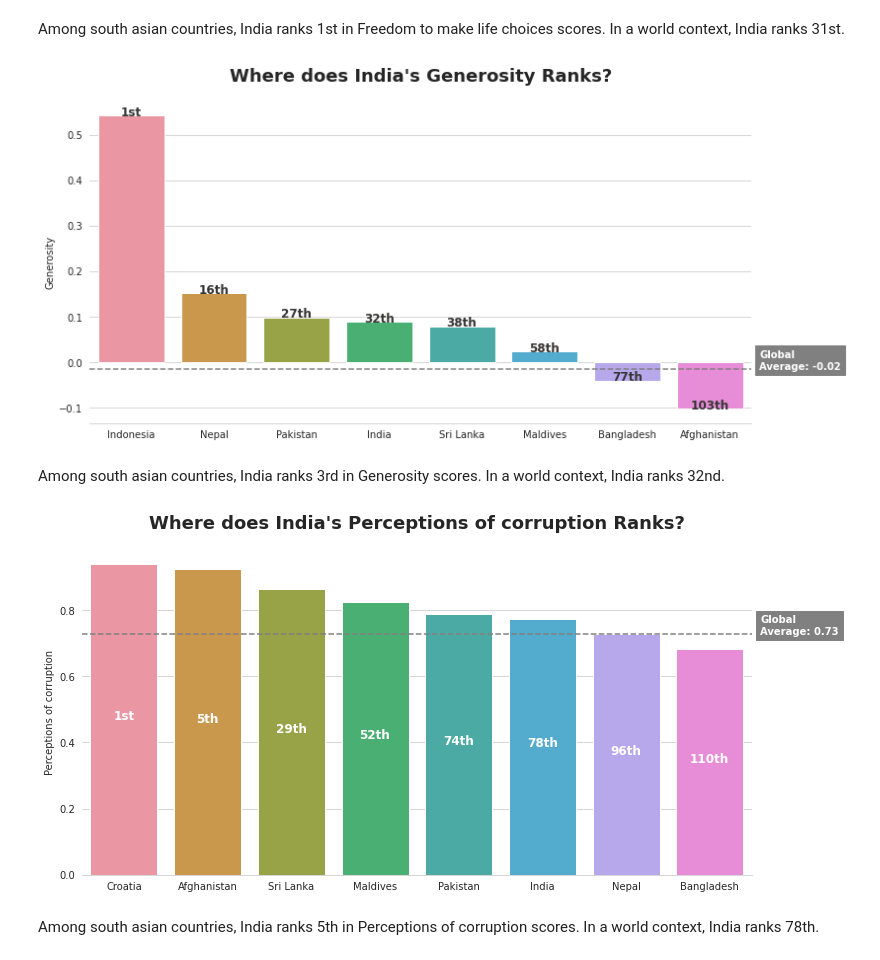
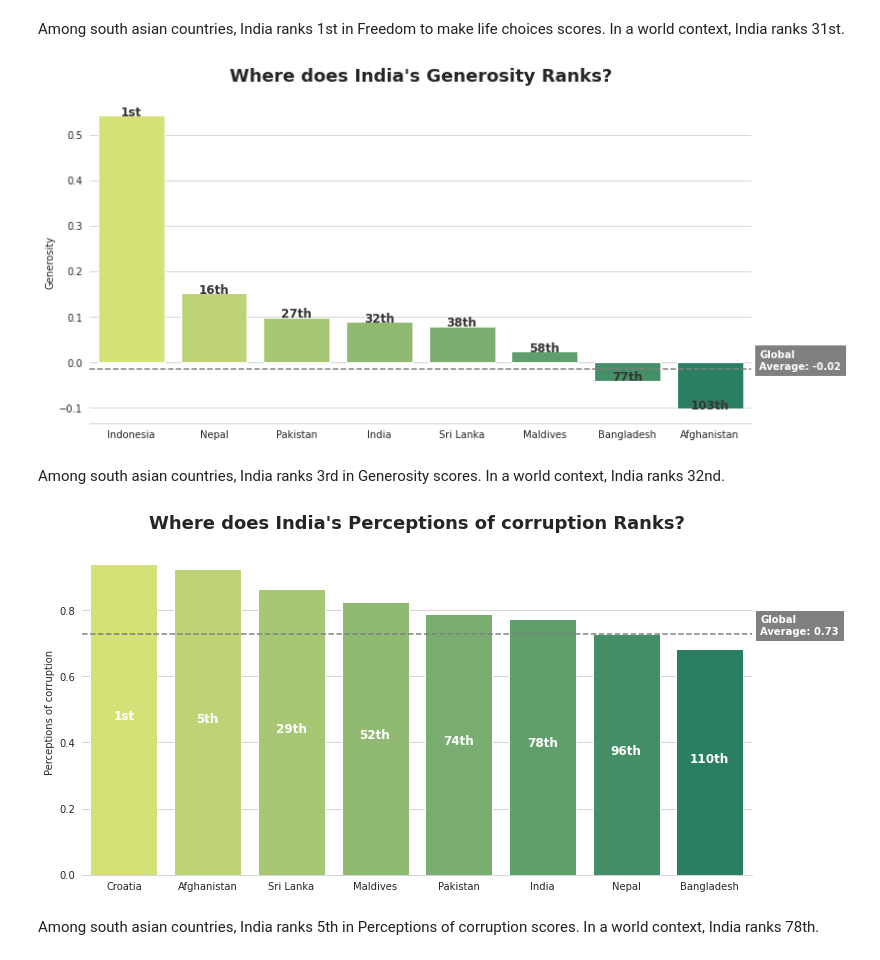
Before and after one commit to cool-neo/machine-learning, a Jupyter notebook: HappinessReport/indiahappinessreport.ipynb, the cells around one changed output. Cells and saved outputs as stored; diff of their text form; code cells hidden in the pictures.

```diff
--- a/HappinessReport/indiahappinessreport.ipynb
+++ b/HappinessReport/indiahappinessreport.ipynb
@@ -325,7 +325,7 @@ top_bottom_neighbors.drop('Regional indicator', axis=1, inplace=True)
 mean_score = happiness_report['Social support'].mean()
 rank = list(top_bottom_neighbors['Rank'])
 plt.figure(figsize=(12, 6))
-bar = sns.barplot(x='Country name', y='Social support', data=top_bottom_neighbors);
+bar = sns.barplot(x='Country name', y='Social support', data=top_bottom_neighbors, palette='summer_r');
 sns.set_style('whitegrid')
 sns.despine(left=True)
 for i in range(1, len(top_bottom_neighbors)):
@@ -354,7 +354,7 @@ top_bottom_neighbors.drop('Regional indicator', axis=1, inplace=True)
 mean_score = happiness_report['Healthy life expectancy'].mean()
 rank = list(top_bottom_neighbors['Rank'])
 plt.figure(figsize=(12, 6))
-bar = sns.barplot(x='Country name', y='Healthy life expectancy', data=top_bottom_neighbors);
+bar = sns.barplot(x='Country name', y='Healthy life expectancy', data=top_bottom_neighbors, palette='summer_r');
 sns.set_style('whitegrid')
 sns.despine(left=True)
 for i in range(1, len(top_bottom_neighbors)):
@@ -383,7 +383,7 @@ top_bottom_neighbors.drop('Regional indicator', axis=1, inplace=True)
 mean_score = happiness_report['Freedom to make life choices'].mean()
 rank = list(top_bottom_neighbors['Rank'])
 plt.figure(figsize=(12, 6))
-bar = sns.barplot(x='Country name', y='Freedom to make life choices', data=top_bottom_neighbors);
+bar = sns.barplot(x='Country name', y='Freedom to make life choices', data=top_bottom_neighbors, palette='summer_r');
 sns.set_style('whitegrid')
 sns.despine(left=True)
 for i in range(1, len(top_bottom_neighbors)):
@@ -412,7 +412,7 @@ top_bottom_neighbors.drop('Regional indicator', axis=1, inplace=True)
 mean_score = happiness_report['Generosity'].mean()
 rank = list(top_bottom_neighbors['Rank'])
 plt.figure(figsize=(12, 6))
-bar = sns.barplot(x='Country name', y='Generosity', data=top_bottom_neighbors);
+bar = sns.barplot(x='Country name', y='Generosity', data=top_bottom_neighbors, palette='summer_r');
 sns.set_style('whitegrid')
 sns.despine(left=True)
 for i in range(1, len(top_bottom_neighbors)):
@@ -426,36 +426,36 @@ plt.title('Where does India\'s Generosity Ranks?', fontsize=18, fontweight='bold
 plt.xlabel('')
 plt.show()
 # %% [output]
-[figure, old version]
+[figure, new version]
 # %% [markdown]
 Among south asian countries, India ranks 3rd in Generosity scores. In a world context, India ranks 32nd.
 # %%
 df_glob = happiness_report.sort_values('Perceptions of corruption', ascending=False)[['Country name', 'Perceptions of corruption', 'Regional indicator']].reset_index(drop=True)
 top = df_glob[df_glob['Perceptions of corruption'] == df_glob['Perceptions of corruption'].max()]
 neighbors = df_glob[df_glob['Regional indicator'] == 'South Asia']
 top_bottom_neighbors = pd.concat([top, neighbors], axis=0)
 top_bottom_neighbors['Rank'] = list(top_bottom_neighbors.index + 1)
 top_bottom_neighbors.reset_index(drop=True, inplace=True)
 top_bottom_neighbors.drop('Regional indicator', axis=1, inplace=True)
 
 mean_score = happiness_report['Perceptions of corruption'].mean()
 rank = list(top_bottom_neighbors['Rank'])
 plt.figure(figsize=(12, 6))
-bar = sns.barplot(x='Country name', y='Perceptions of corruption', data=top_bottom_neighbors);
+bar = sns.barplot(x='Country name', y='Perceptions of corruption', data=top_bottom_neighbors, palette='summer_r');
 sns.set_style('whitegrid')
 sns.despine(left=True)
 for i in range(1, len(top_bottom_neighbors)):
     bar.text(x=i, y=(top_bottom_neighbors['Perceptions of corruption'][i])/2, s=str(rank[i])+'th',
             fontdict=dict(color='white', fontsize=12, fontweight='bold', horizontalalignment='center'))
 bar.text(x=0, y=(top_bottom_neighbors['Perceptions of corruption'][0])/2, s=str(rank[0])+'st', fontdict=dict(color='white', fontsize=12, fontweight='bold', horizontalalignment='center'))
 bar.axhline(mean_score, color='grey', linestyle='--')
 bar.text(x=len(top_bottom_neighbors)-0.4, y = mean_score, s = 'Global\nAverage: {:.2f}'.format(mean_score),
         fontdict = dict(color='white', backgroundcolor='grey', fontsize=10, fontweight='bold'))
 plt.title('Where does India\'s Perceptions of corruption Ranks?', fontsize=18, fontweight='bold', pad=20)
 plt.xlabel('')
 plt.show()
 # %% [output]
-[figure, old version]
+[figure, new version]
 # %% [markdown]
 Among south asian countries, India ranks 5th in Perceptions of corruption scores. In a world context, India ranks 78th.
 # %% [markdown]
```
Also changed, not shown: parts of 5 cells of this notebook.
